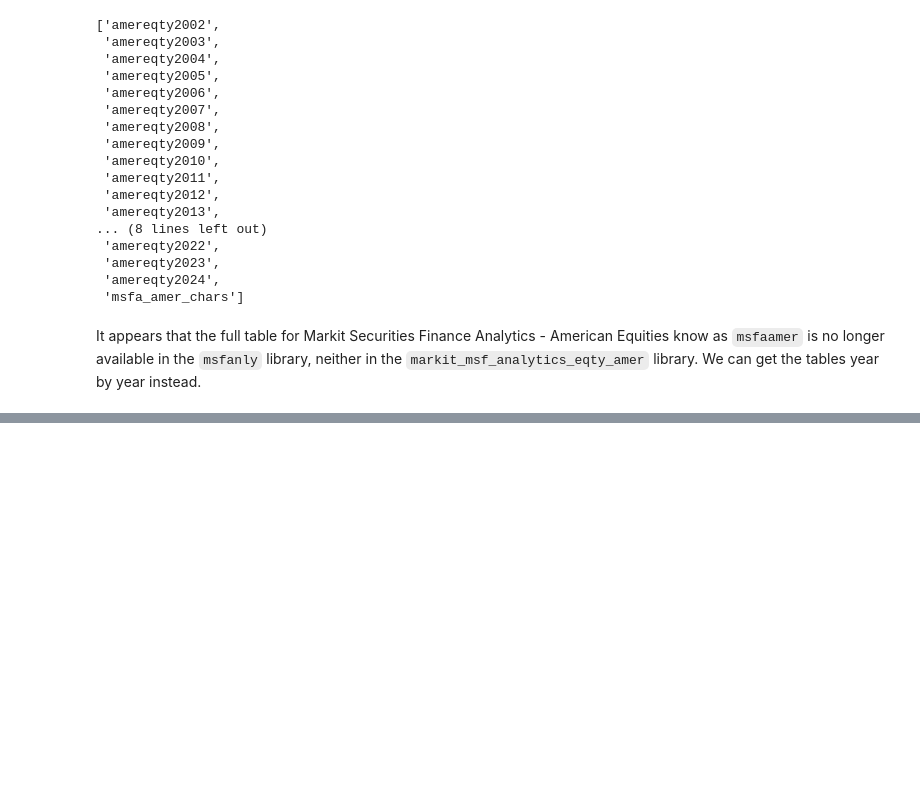
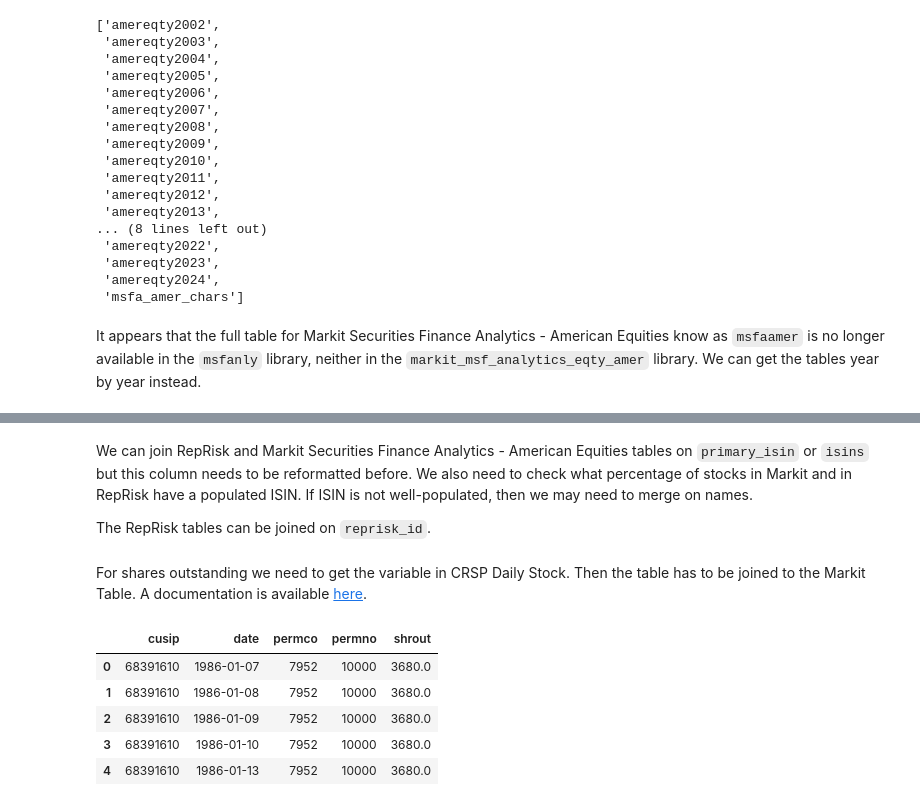
Before and after one commit to baptistepepin/FINM-32900-PROJECT, a Jupyter notebook: src/WRDS - Data - Demo.ipynb, the cells around one changed output, grey strips where cells are left out. Cells and saved outputs as stored; diff of their text form; code cells hidden in the pictures; blank space fills up the shorter version.

```diff
--- a/src/WRDS - Data - Demo.ipynb
+++ b/src/WRDS - Data - Demo.ipynb
@@ -143,0 +141,18 @@ MarkitSecurities_american_equities_2024
+# %% [markdown]
+We can join RepRisk and Markit Securities Finance Analytics - American Equities tables on `primary_isin` or `isins` but this column needs to be reformatted before. We also need to check what percentage of stocks in Markit and in RepRisk have a populated ISIN. If ISIN is not well-populated, then we may need to merge on names.
+
+The RepRisk tables can be joined on `reprisk_id`.
+# %% [markdown]
+For shares outstanding we need to get the variable in CRSP Daily Stock. Then the table has to be joined to the Markit Table. A documentation is available [here](https://wrds-www.wharton.upenn.edu/pages/wrds-research/database-linking-matrix/linking-markit-with-crsp-2/).
+# %%
+# CRSP Daily Stock available since 1925
+
+CRSP_daily_stock = db.get_table(library='crspq', table='dsf', columns=['cusip', 'date', 'permco', 'permno', 'shrout'], obs=10)
+CRSP_daily_stock.head()
+# %% [output]
+|  | cusip | date | permco | permno | shrout |
+| 0 | 68391610 | 1986-01-07 | 7952 | 10000 | 3680.0 |
+| 1 | 68391610 | 1986-01-08 | 7952 | 10000 | 3680.0 |
+| 2 | 68391610 | 1986-01-09 | 7952 | 10000 | 3680.0 |
+| 3 | 68391610 | 1986-01-10 | 7952 | 10000 | 3680.0 |
+| 4 | 68391610 | 1986-01-13 | 7952 | 10000 | 3680.0 |
```
Also changed, not shown: parts of 10 cells of this notebook.
